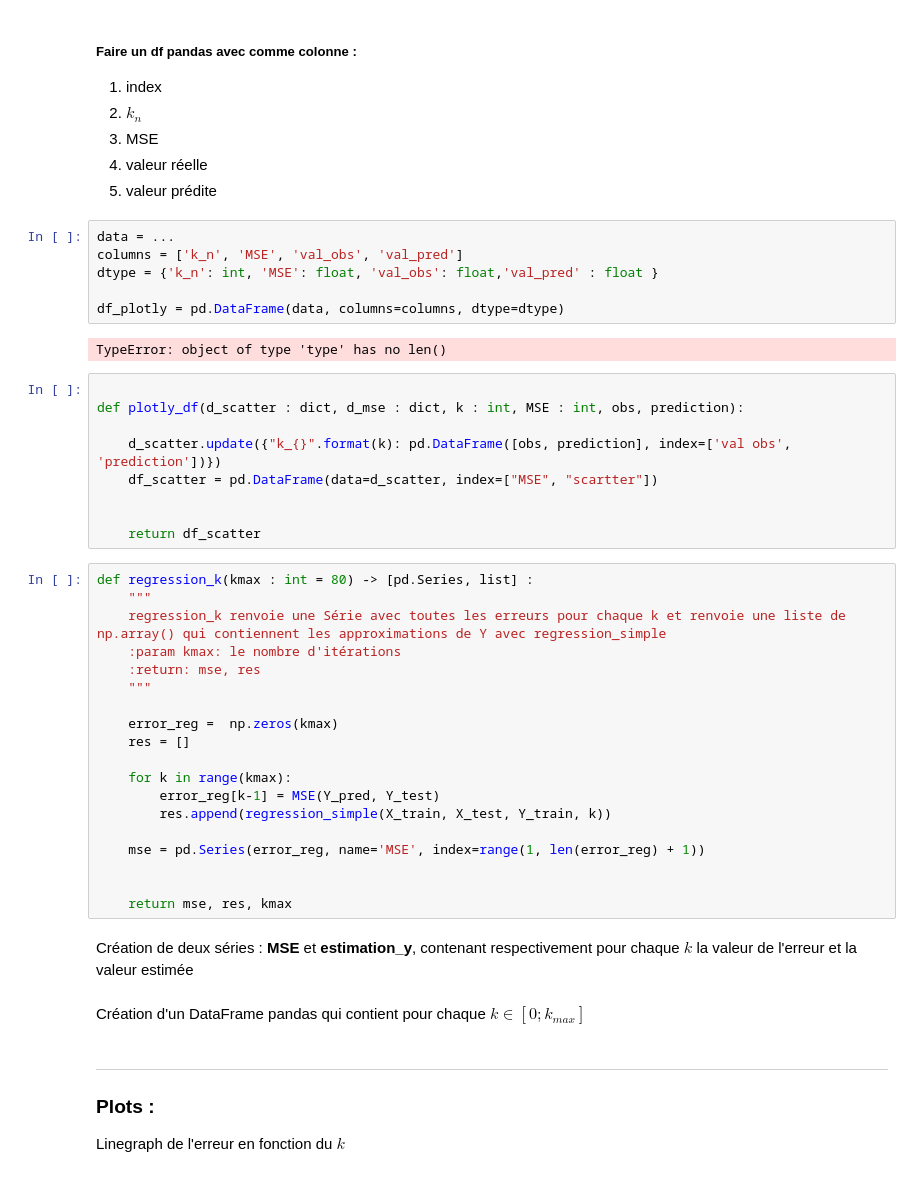
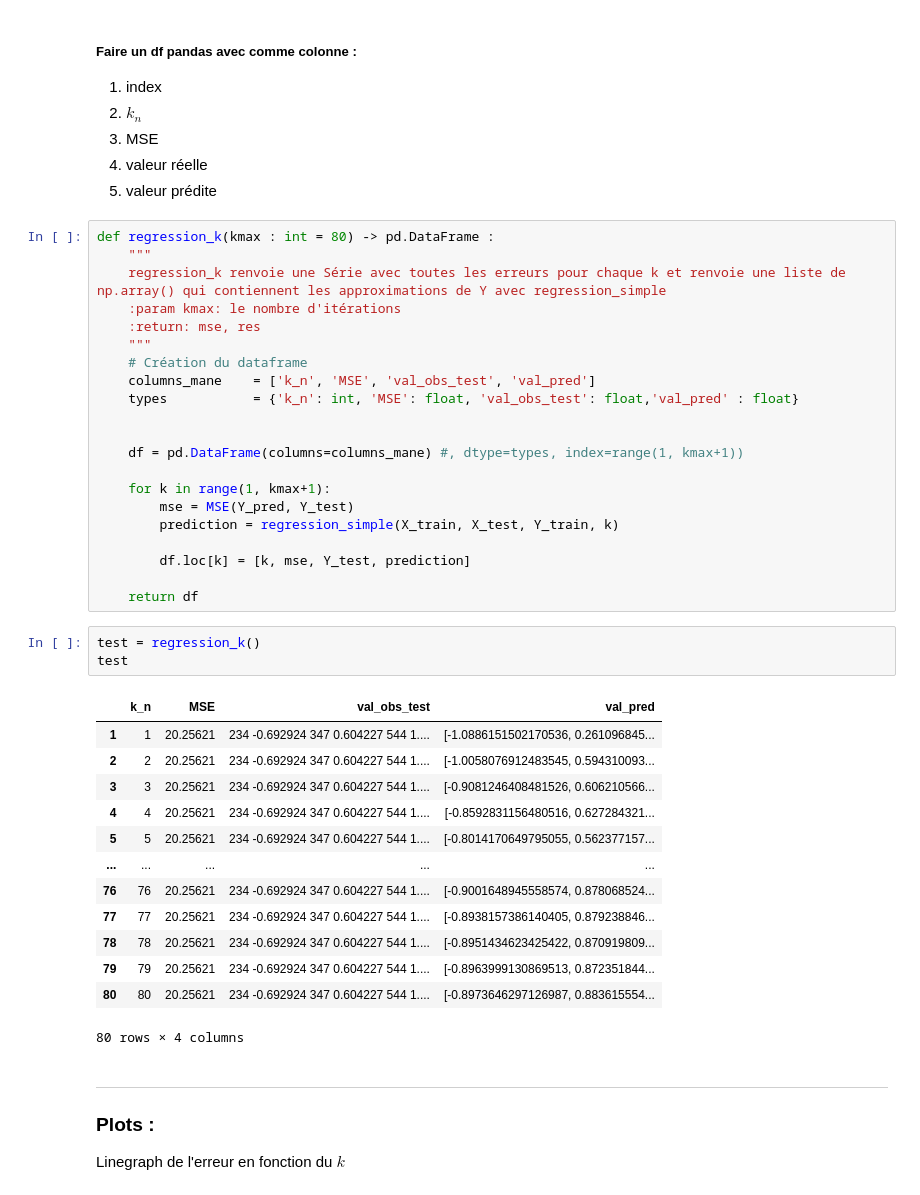
Before and after one commit to Aubert-Antoine/EL_3019-Data_Sciences, a Jupyter notebook: TP2 KNN/plot.ipynb, the cells around one changed output. Drawn from its saved outputs; the diff is of its cells as text.

Commit message:
plotly advance

```diff
--- a/TP2 KNN/plot.ipynb
+++ b/TP2 KNN/plot.ipynb
@@ -88,46 +87,44 @@ Le but est de vor l'évolution des predictions et de leurs précisions en foncti
 3. MSE
 4. valeur réelle
 5. valeur prédite
-# %%
-data = ...
-columns = ['k_n', 'MSE', 'val_obs', 'val_pred']
-dtype = {'k_n': int, 'MSE': float, 'val_obs': float,'val_pred' : float }
-
-df_plotly = pd.DataFrame(data, columns=columns, dtype=dtype)
-# %% [output]
-TypeError: object of type 'type' has no len()
-# %%
-
-def plotly_df(d_scatter : dict, d_mse : dict, k : int, MSE : int, obs, prediction):
-
-	d_scatter.update({"k_{}".format(k): pd.DataFrame([obs, prediction], index=['val obs', 'prediction'])})
-	df_scatter = pd.DataFrame(data=d_scatter, index=["MSE", "scartter"])
-
-
-	return df_scatter
 # %%
-def regression_k(kmax : int = 80) -> [pd.Series, list] :
+def regression_k(kmax : int = 80) -> pd.DataFrame :
 	"""
 	regression_k renvoie une Série avec toutes les erreurs pour chaque k et renvoie une liste de np.array() qui contiennent les approximations de Y avec regression_simple
 	:param kmax: le nombre d'itérations
 	:return: mse, res
 	"""
-
-	error_reg =  np.zeros(kmax)
-	res = []
-
-	for k in range(kmax):
-		error_reg[k-1] = MSE(Y_pred, Y_test)
-		res.append(regression_simple(X_train, X_test, Y_train, k))
-
-	mse = pd.Series(error_reg, name='MSE', index=range(1, len(error_reg) + 1))
+	# Création du dataframe
+	columns_mane	= ['k_n', 'MSE', 'val_obs_test', 'val_pred']
+	types 			= {'k_n': int, 'MSE': float, 'val_obs_test': float,'val_pred' : float}
 
 
-	return mse, res, kmax
+	df = pd.DataFrame(columns=columns_mane) #, dtype=types, index=range(1, kmax+1))
+
+	for k in range(1, kmax+1):
+		mse = MSE(Y_pred, Y_test)
+		prediction = regression_simple(X_train, X_test, Y_train, k)
+
+		df.loc[k] = [k, mse, Y_test, prediction]
+
+	return df
-# %% [markdown]
-Création de deux séries : **MSE** et **estimation_y**, contenant respectivement pour chaque $k$ la valeur de l'erreur et la valeur estimée
-# %% [markdown]
-Création d'un DataFrame pandas qui contient pour chaque $k \in [0;k_{max}] $
+# %%
+test = regression_k()
+test
+# %% [output]
+|  | k_n | MSE | val_obs_test | val_pred |
+| 1 | 1 | 20.25621 | 234 -0.692924 347 0.604227 544 1.... | [-1.0886151502170536, 0.261096845... |
+| 2 | 2 | 20.25621 | 234 -0.692924 347 0.604227 544 1.... | [-1.0058076912483545, 0.594310093... |
+| 3 | 3 | 20.25621 | 234 -0.692924 347 0.604227 544 1.... | [-0.9081246408481526, 0.606210566... |
+| 4 | 4 | 20.25621 | 234 -0.692924 347 0.604227 544 1.... | [-0.8592831156480516, 0.627284321... |
+| 5 | 5 | 20.25621 | 234 -0.692924 347 0.604227 544 1.... | [-0.8014170649795055, 0.562377157... |
+| ... | ... | ... | ... | ... |
+| 76 | 76 | 20.25621 | 234 -0.692924 347 0.604227 544 1.... | [-0.9001648945558574, 0.878068524... |
+| 77 | 77 | 20.25621 | 234 -0.692924 347 0.604227 544 1.... | [-0.8938157386140405, 0.879238846... |
+| 78 | 78 | 20.25621 | 234 -0.692924 347 0.604227 544 1.... | [-0.8951434623425422, 0.870919809... |
+| 79 | 79 | 20.25621 | 234 -0.692924 347 0.604227 544 1.... | [-0.8963999130869513, 0.872351844... |
+| 80 | 80 | 20.25621 | 234 -0.692924 347 0.604227 544 1.... | [-0.8973646297126987, 0.883615554... |
+80 rows × 4 columns
 # %% [markdown]
 ***
 ### Plots :
```
Also changed, not shown: parts of 4 cells of this notebook.
